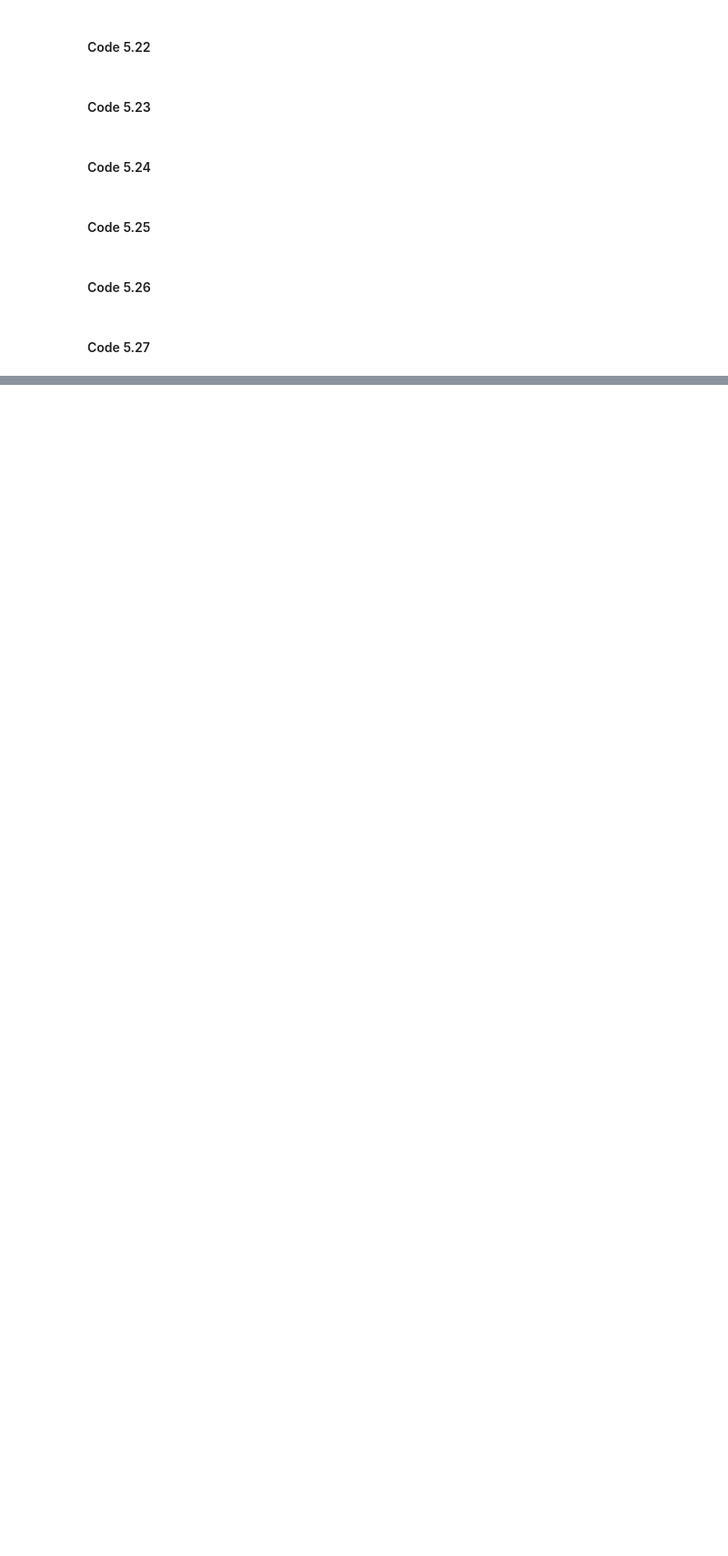
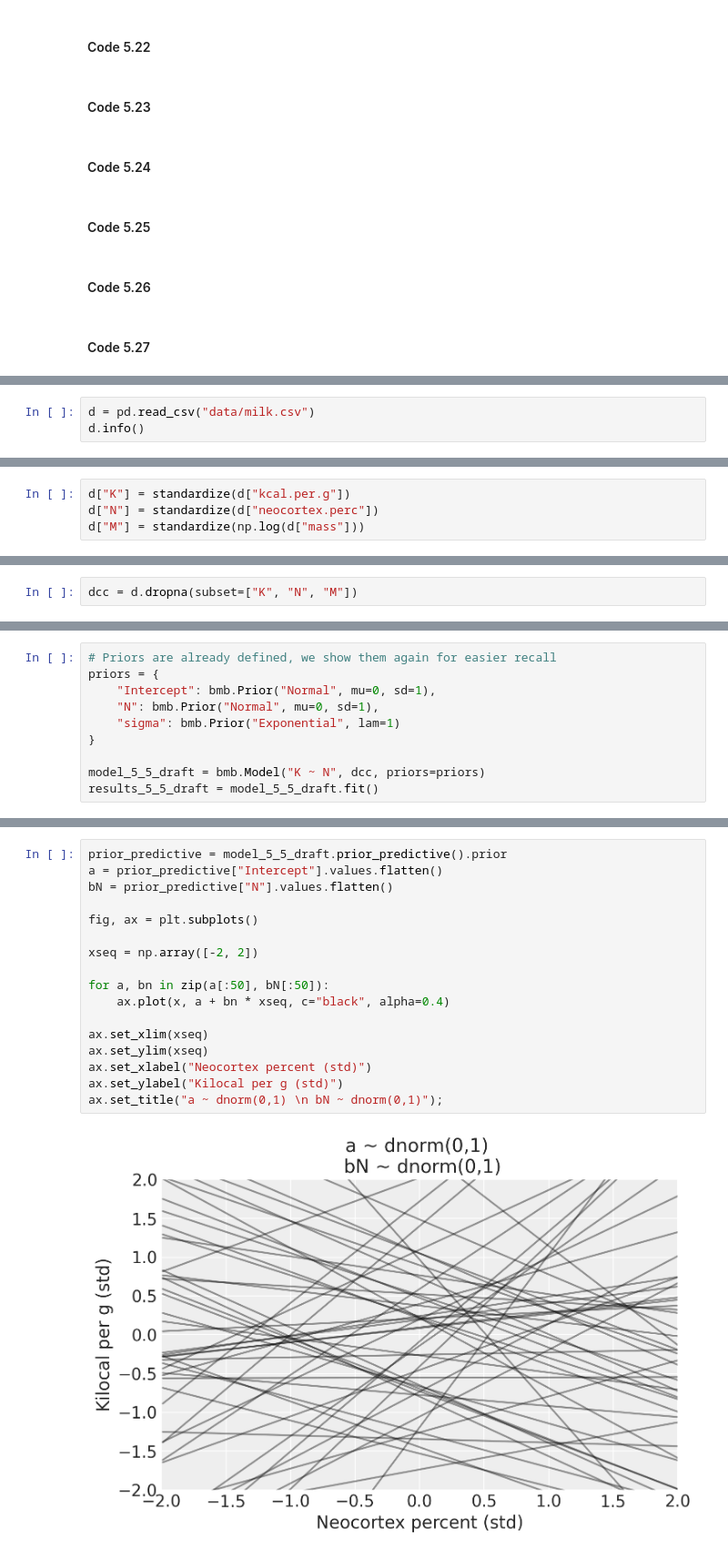
Before and after one commit to bambinos/educational-resources, a Jupyter notebook: Rethinking/Chp_05.ipynb, the cells around one changed output, grey strips where cells are left out. Shown at 91% size. Drawn from its saved outputs; the diff is of its cells as text; blank space fills up the shorter version.

```diff
--- a/Rethinking/Chp_05.ipynb
+++ b/Rethinking/Chp_05.ipynb
@@ -396,0 +359,3 @@ This is a multivariate regression model, which is not supported in Bambi yet.
+# %%
+d = pd.read_csv("data/milk.csv")
+d.info()
@@ -396,0 +380,4 @@ This is a multivariate regression model, which is not supported in Bambi yet.
+# %%
+d["K"] = standardize(d["kcal.per.g"])
+d["N"] = standardize(d["neocortex.perc"])
+d["M"] = standardize(np.log(d["mass"]))
@@ -396,0 +421,2 @@ This is a multivariate regression model, which is not supported in Bambi yet.
+# %%
+dcc = d.dropna(subset=["K", "N", "M"])
@@ -396,0 +425,10 @@ This is a multivariate regression model, which is not supported in Bambi yet.
+# %%
+# Priors are already defined, we show them again for easier recall
+priors = {
+    "Intercept": bmb.Prior("Normal", mu=0, sd=1),
+    "N": bmb.Prior("Normal", mu=0, sd=1),
+    "sigma": bmb.Prior("Exponential", lam=1)
+}
+
+model_5_5_draft = bmb.Model("K ~ N", dcc, priors=priors)
+results_5_5_draft = model_5_5_draft.fit()
@@ -396,0 +445,19 @@ This is a multivariate regression model, which is not supported in Bambi yet.
+# %%
+prior_predictive = model_5_5_draft.prior_predictive().prior
+a = prior_predictive["Intercept"].values.flatten()
+bN = prior_predictive["N"].values.flatten()
+
+fig, ax = plt.subplots()
+
+xseq = np.array([-2, 2])
+
+for a, bn in zip(a[:50], bN[:50]):
+    ax.plot(x, a + bn * xseq, c="black", alpha=0.4)
+
+ax.set_xlim(xseq)
+ax.set_ylim(xseq)
+ax.set_xlabel("Neocortex percent (std)")
+ax.set_ylabel("Kilocal per g (std)")
+ax.set_title("a ~ dnorm(0,1) \n bN ~ dnorm(0,1)");
+# %% [output]
+[figure, added]
```
Also changed, not shown: parts of 75 cells of this notebook, 1 other file.
